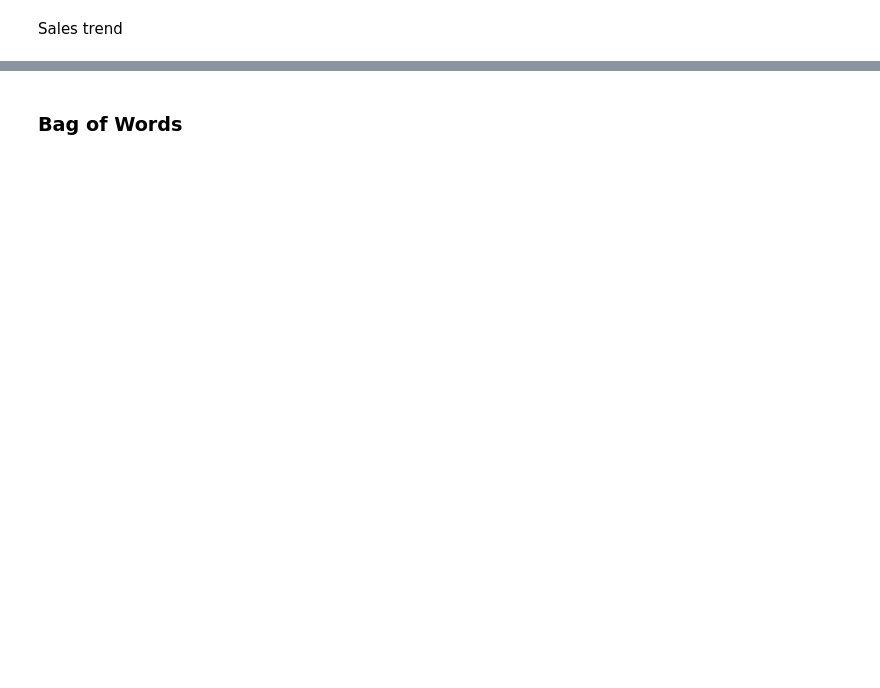
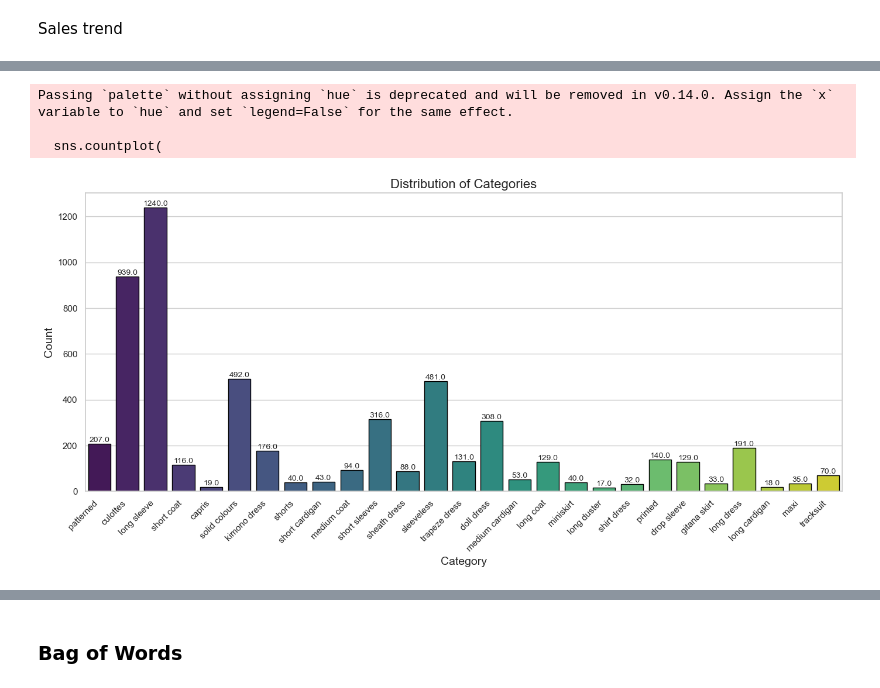
Before and after one commit to guimCC/FashionSalesPrediction, a Jupyter notebook: approach_clip_for_each_category.ipynb, the cells around one changed output, grey strips where cells are left out. Saved outputs shown, nothing was run; the diff lists cells and outputs as text; code cells hidden in the pictures; blank space fills up the shorter version.

```diff
--- a/approach_clip_for_each_category.ipynb
+++ b/approach_clip_for_each_category.ipynb
@@ -632,0 +663,44 @@ plt.show()
+# %%
+# Set the visual style
+sns.set(style="whitegrid")
+
+# Create a figure with a larger size for better readability
+plt.figure(figsize=(14, 7))
+
+reversed_cat_dict = {v: k for k, v in cat_dict.items()}
+plot_data = pd.DataFrame({'Category': categories_combined})
+plot_data['Category'] = plot_data['Category'].map(reversed_cat_dict)
+
+# Plot the distribution of categories using a countplot
+sns.countplot(
+    data=plot_data,
+    x='Category',
+    palette='viridis',
+    edgecolor='black'
+)
+
+# Set plot titles and labels
+plt.title('Distribution of Categories', fontsize=16)
+plt.xlabel('Category', fontsize=14)
+plt.ylabel('Count', fontsize=14)
+
+# Rotate x-axis labels if there are many categories for better readability
+plt.xticks(rotation=45, ha='right')
+
+# Add count labels on top of each bar
+for p in plt.gca().patches:
+    height = p.get_height()
+    plt.gca().annotate(f'{height}',
+                       (p.get_x() + p.get_width() / 2., height),
+                       ha='center', va='bottom', fontsize=10)
+
+# Adjust layout for tightness
+plt.tight_layout()
+
+# Display the plot
+plt.show()
+# %% [output]
+Passing `palette` without assigning `hue` is deprecated and will be removed in v0.14.0. Assign the `x` variable to `hue` and set `legend=False` for the same effect.
+
+  sns.countplot(
+[figure, added]
```
Also changed, not shown: parts of 38 cells of this notebook.
